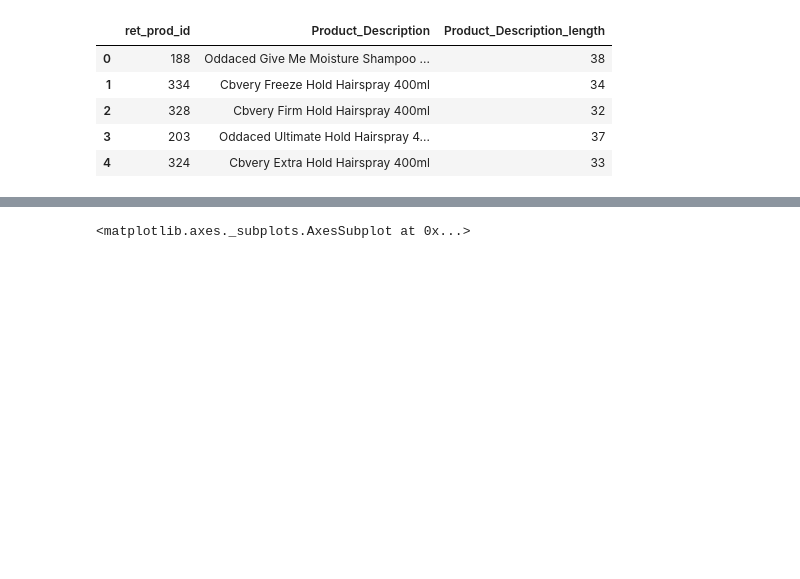
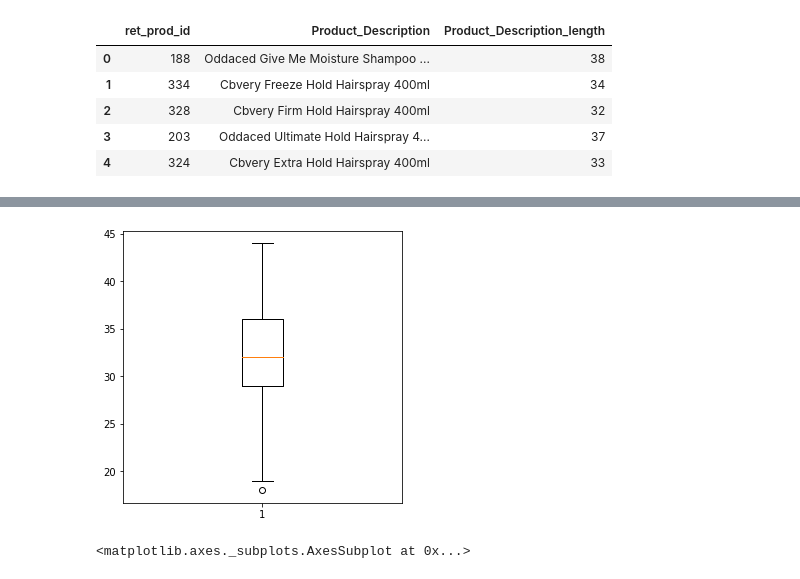
Before and after one commit to buddhadeb33/My-Assignments, a Jupyter notebook: Tredence_Assignment.ipynb, the cells around one changed output, grey strips where cells are left out. Saved outputs shown, nothing was run; the diff lists cells and outputs as text; code cells hidden in the pictures; blank space fills up the shorter version.

```diff
--- a/Tredence_Assignment.ipynb
+++ b/Tredence_Assignment.ipynb
@@ -154,0 +171,3 @@ retail.head()
+# %%
+mnf['Description_length'] = mnf['Description'].apply(len)
+mnf.head()
@@ -155,3 +181,9 @@ retail.head()
+# %%
+fig,ax = plt.subplots(figsize=(5,5))
+plt.boxplot(mnf.Description_length)
+plt.show()
+# %% [output]
+[figure, added]
 # %%
 # Plotting the first 20 most common keywords in retail
 figure = plt.figure(figsize=(14,12))
```
Also changed, not shown: parts of 10 cells of this notebook.
